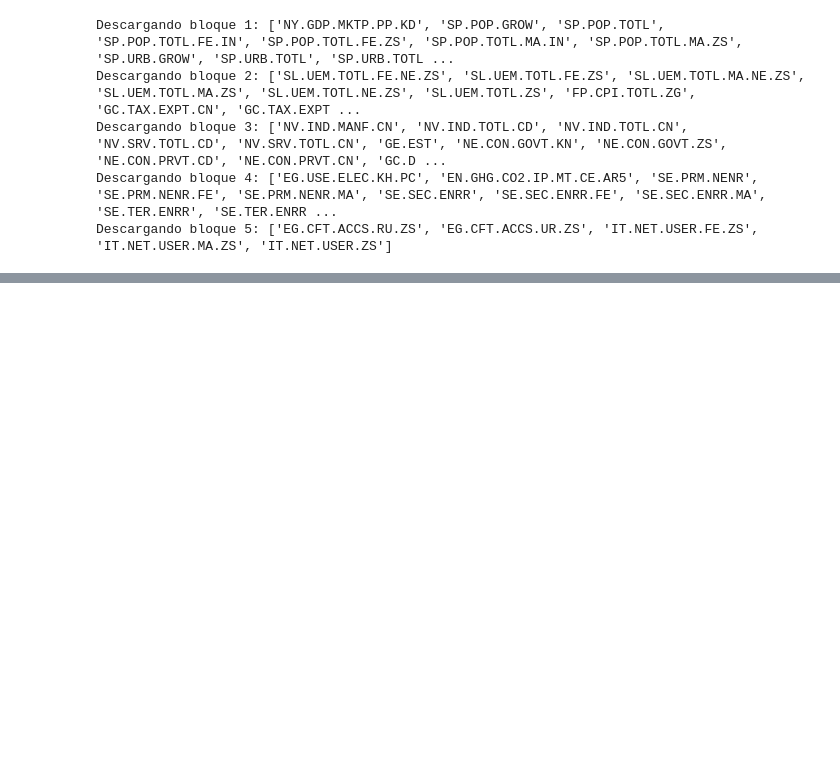
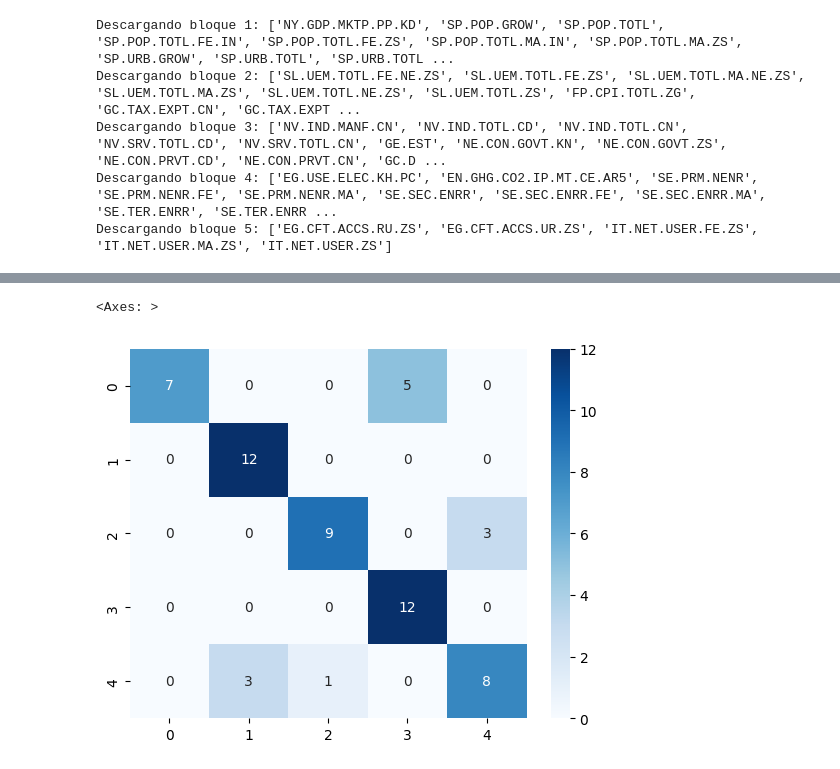
Before and after one commit to alexisrojas109/Portafolio, a Jupyter notebook: pib_wb.ipynb, the cells around one changed output, grey strips where cells are left out. Drawn from its saved outputs; the diff is of its cells as text; code cells hidden in the pictures; blank space fills up the shorter version.

```diff
--- a/pib_wb.ipynb
+++ b/pib_wb.ipynb
@@ -208,0 +469,35 @@ el  dataframe contiene 197 filas y36columnas y el cual posee 24 las cuales tiene
+# %%
+sin_pca =  paises_wb_final.copy()
+df_clasificacion['Clase_PIB'] = pd.qcut(
+    df_clasificacion['NY.GDP.MKTP.PP.KD'],
+    q=5,
+    labels=['Low', 'Medium-Low', 'Medium', 'Medium-High', 'High']
+)
+#Aseguramos que 'Clase_PIB' también esté en sin_pca para modelar sin PCA
+sin_pca['Clase_PIB'] = df_clasificacion['Clase_PIB']
+# %%
+from sklearn.model_selection import train_test_split
+from sklearn.ensemble import RandomForestClassifier
+from sklearn.metrics import classification_report, accuracy_score
+
+# Preparar los datos para el modelo sin PCA
+X_sin_pca = sin_pca.drop(['Clase_PIB', 'NY.GDP.MKTP.PP.KD', 'country', 'Country'], axis=1)
+y_sin_pca = sin_pca['Clase_PIB']
+
+# Dividir los datos en conjuntos de entrenamiento y prueba
+X_train_sin_pca, X_test_sin_pca, y_train_sin_pca, y_test_sin_pca = train_test_split(
+    X_sin_pca, y_sin_pca, test_size=0.3, random_state=42, stratify=y_sin_pca
+)
+
+# Inicializar y entrenar el modelo de Random Forest
+modelo_rf_sin_pca = RandomForestClassifier(n_estimators=100, random_state=42)
+modelo_rf_sin_pca.fit(X_train_sin_pca, y_train_sin_pca)
+
+# Realizar predicciones en el conjunto de prueba
+y_pred_sin_pca = modelo_rf_sin_pca.predict(X_test_sin_pca)
+
+# Evaluar el modelo
+print("\n--- Evaluación del Modelo de Clasificación sin PCA ---")
+print(f"Precisión: {accuracy_score(y_test_sin_pca, y_pred_sin_pca):.4f}")
+print("Reporte de Clasificación:")
+print(classification_report(y_test_sin_pca, y_pred_sin_pca))
@@ -208,0 +519,6 @@ el  dataframe contiene 197 filas y36columnas y el cual posee 24 las cuales tiene
+# %%
+cm_sin_pca_rf = confusion_matrix(y_test_sin_pca, y_pred_sin_pca)
+sns.heatmap(cm_sin_pca_rf, annot=True, fmt='d', cmap='Blues')
+# %% [output]
+<Axes: >
+[figure, added]
```
Also changed, not shown: parts of 69 cells of this notebook.
